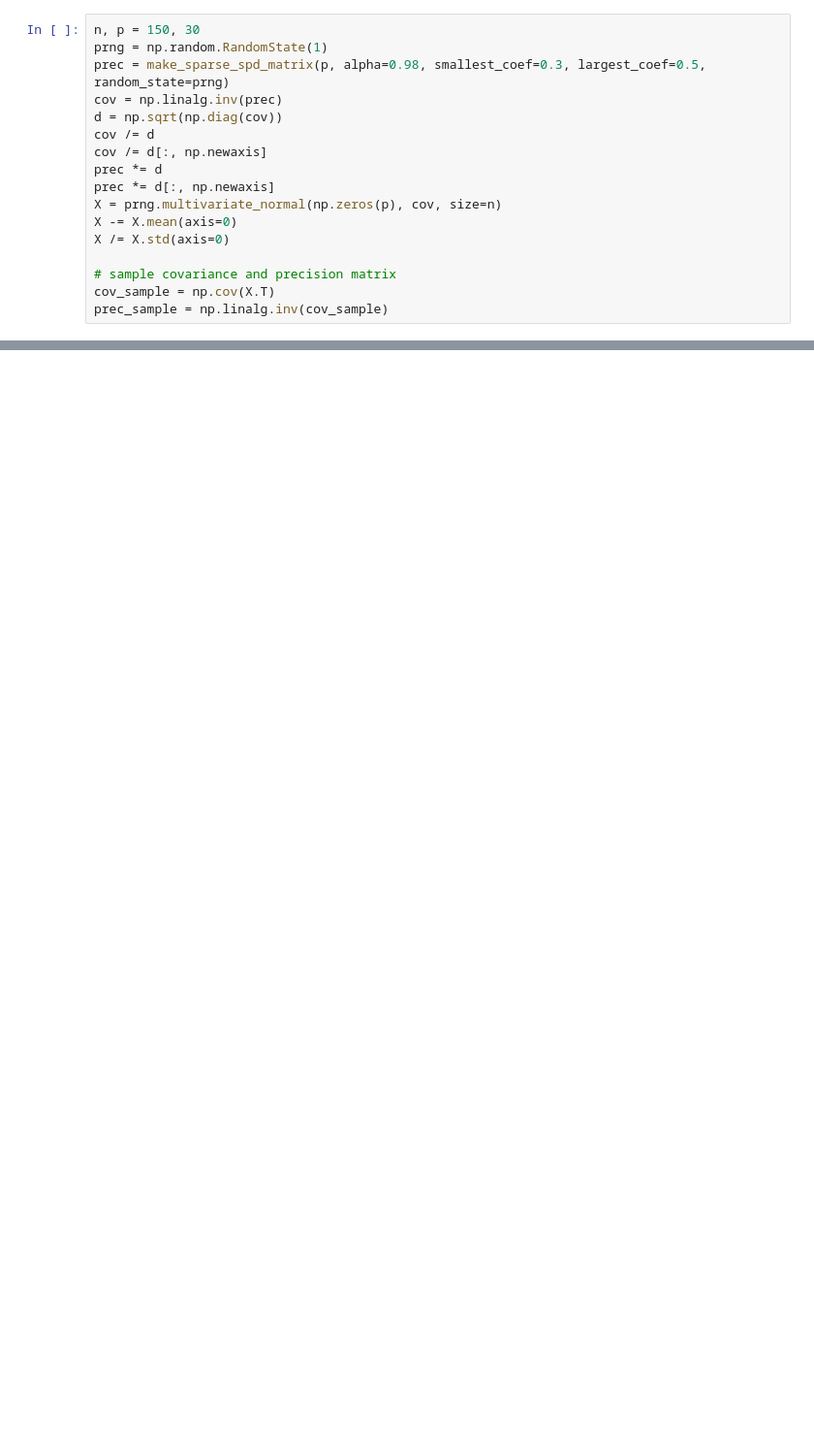
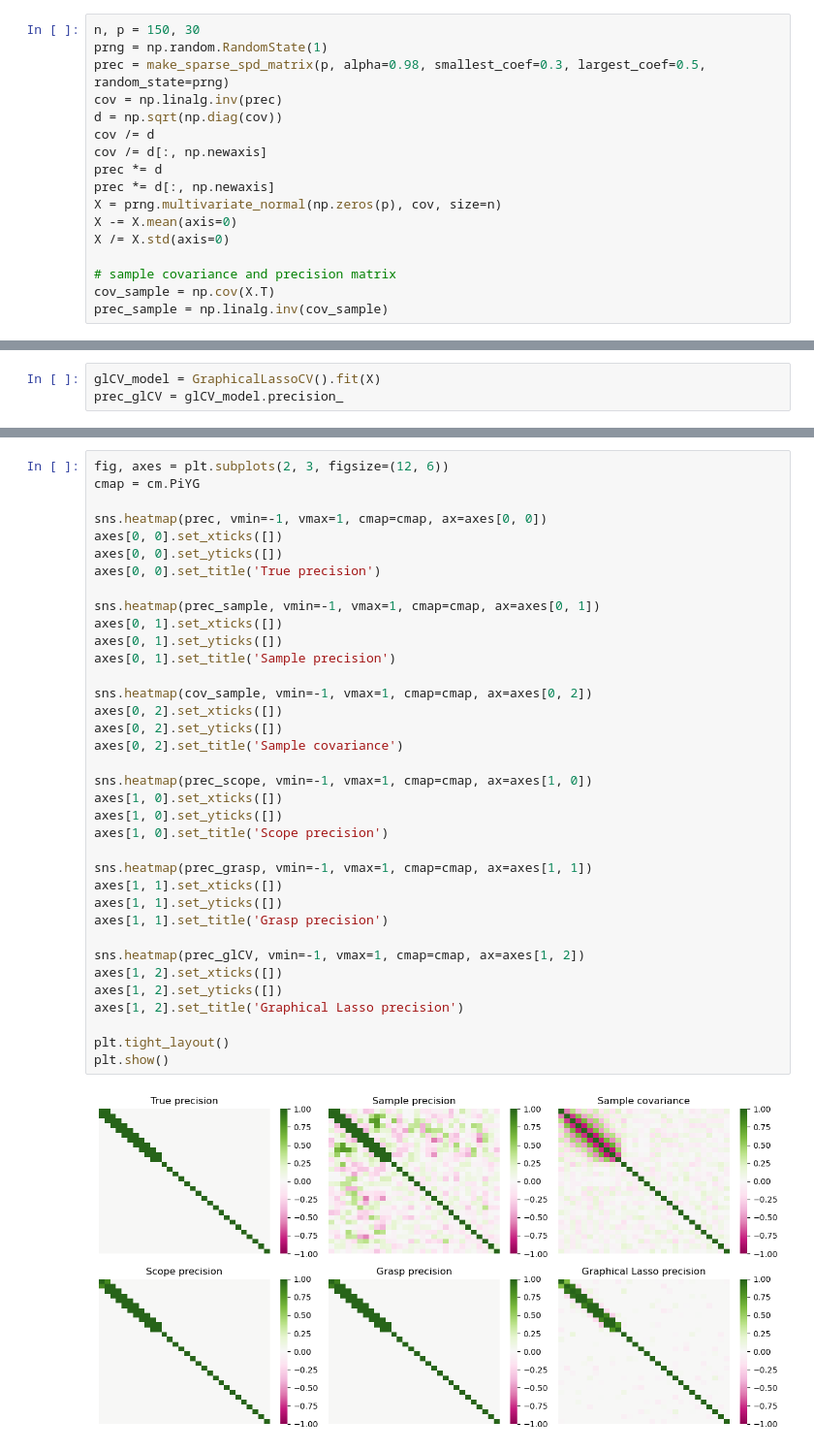
Before and after one commit to abess-team/skscope, a Jupyter notebook: docs/source/userguide/examples/Graphical Models/sparse-gaussian-precision-matrix.ipynb, the cells around one changed output, grey strips where cells are left out. Shown at 97% size. Drawn from its saved outputs; the diff is of its cells as text; blank space fills up the shorter version.

```diff
--- a/docs/source/userguide/examples/Graphical Models/sparse-gaussian-precision-matrix.ipynb
+++ b/docs/source/userguide/examples/Graphical Models/sparse-gaussian-precision-matrix.ipynb
@@ -112,0 +353,3 @@ plt.show()
+# %%
+glCV_model = GraphicalLassoCV().fit(X)
+prec_glCV = glCV_model.precision_
@@ -112,0 +366,38 @@ plt.show()
+# %%
+fig, axes = plt.subplots(2, 3, figsize=(12, 6))
+cmap = cm.PiYG
+
+sns.heatmap(prec, vmin=-1, vmax=1, cmap=cmap, ax=axes[0, 0])
+axes[0, 0].set_xticks([])
+axes[0, 0].set_yticks([])
+axes[0, 0].set_title('True precision')
+
+sns.heatmap(prec_sample, vmin=-1, vmax=1, cmap=cmap, ax=axes[0, 1])
+axes[0, 1].set_xticks([])
+axes[0, 1].set_yticks([])
+axes[0, 1].set_title('Sample precision')
+
+sns.heatmap(cov_sample, vmin=-1, vmax=1, cmap=cmap, ax=axes[0, 2])
+axes[0, 2].set_xticks([])
+axes[0, 2].set_yticks([])
+axes[0, 2].set_title('Sample covariance')
+
+sns.heatmap(prec_scope, vmin=-1, vmax=1, cmap=cmap, ax=axes[1, 0])
+axes[1, 0].set_xticks([])
+axes[1, 0].set_yticks([])
+axes[1, 0].set_title('Scope precision')
+
+sns.heatmap(prec_grasp, vmin=-1, vmax=1, cmap=cmap, ax=axes[1, 1])
+axes[1, 1].set_xticks([])
+axes[1, 1].set_yticks([])
+axes[1, 1].set_title('Grasp precision')
+
+sns.heatmap(prec_glCV, vmin=-1, vmax=1, cmap=cmap, ax=axes[1, 2])
+axes[1, 2].set_xticks([])
+axes[1, 2].set_yticks([])
+axes[1, 2].set_title('Graphical Lasso precision')
+
+plt.tight_layout()
+plt.show()
+# %% [output]
+[figure, added]
```
Also changed, not shown: parts of 35 cells of this notebook, 2 other files.
